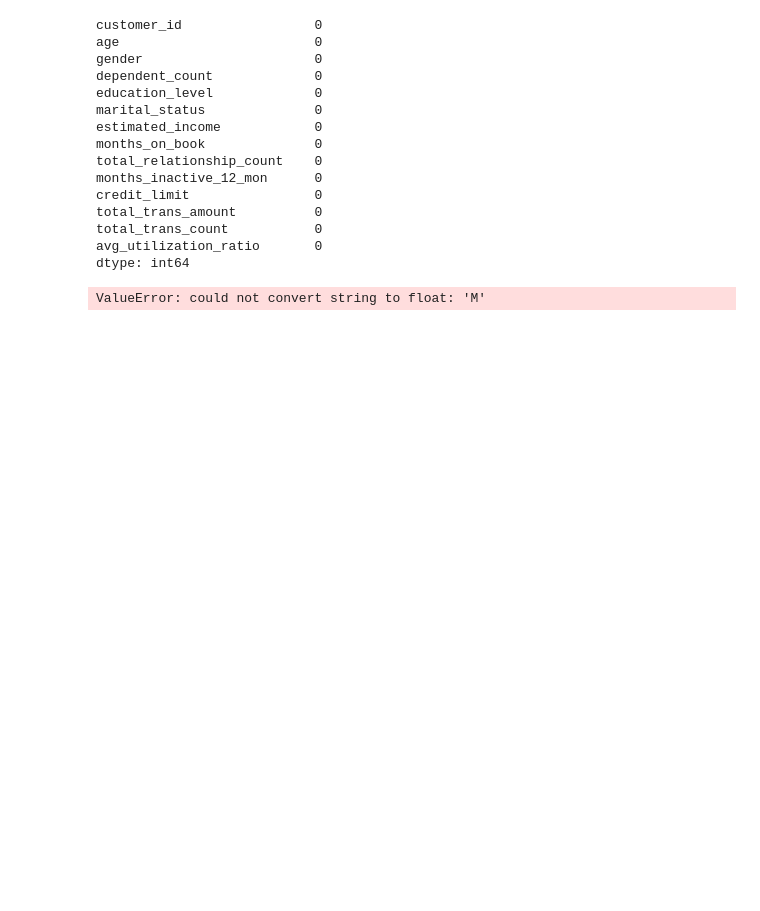
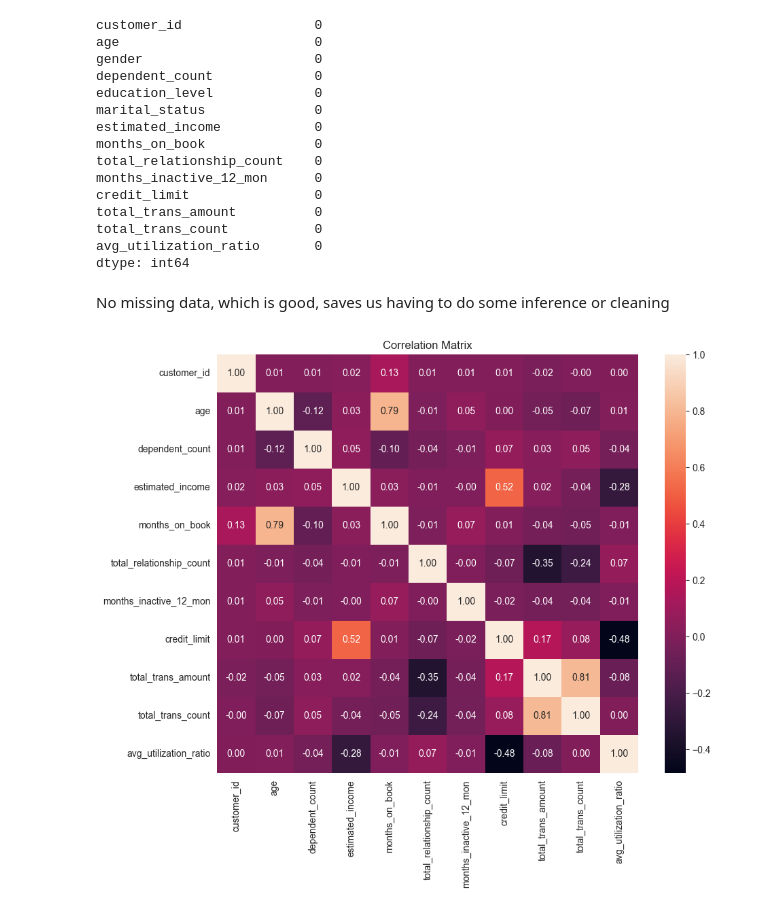
Before and after one commit to SJWallace/credit_card_segmentation, a Jupyter notebook: simple.ipynb, the cells around one changed output. Cells and saved outputs as stored; diff of their text form; code cells hidden in the pictures; blank space fills up the shorter version.

Commit message:
Initial commit
Most of the data is plotted, model is fitted. Some tweaking and prettying to go

```diff
--- a/simple.ipynb
+++ b/simple.ipynb
@@ -10,6 +28,6 @@ from sklearn.cluster import KMeans
 from sklearn.preprocessing import StandardScaler
 # %%
 # Read the data
-df = pd.read_csv('customer_segmentation.csv')
+customers = pd.read_csv('customer_segmentation.csv')
 # %%
 # Get basic information about the dataset
@@ -67,14 +87,17 @@ total_trans_amount          0
 total_trans_count           0
 avg_utilization_ratio       0
 dtype: int64
+# %% [markdown]
+No missing data, which is good, saves us having to do some inference or cleaning
 # %%
-# Calculate correlation
-correlation_matrix = df.corr()
+# Calculate correlation for numerical columns only
+numerical_cols = customers.select_dtypes(include='number').columns
+correlation_matrix = customers[numerical_cols].corr()
 
 # Plot correlation matrix
 plt.figure(figsize=(10, 8))
 sns.heatmap(correlation_matrix, annot=True, fmt=".2f")
 plt.title('Correlation Matrix')
 plt.show()
 # %% [output]
-ValueError: could not convert string to float: 'M'
+[figure, added]
```
Also changed, not shown: parts of 27 cells of this notebook.
